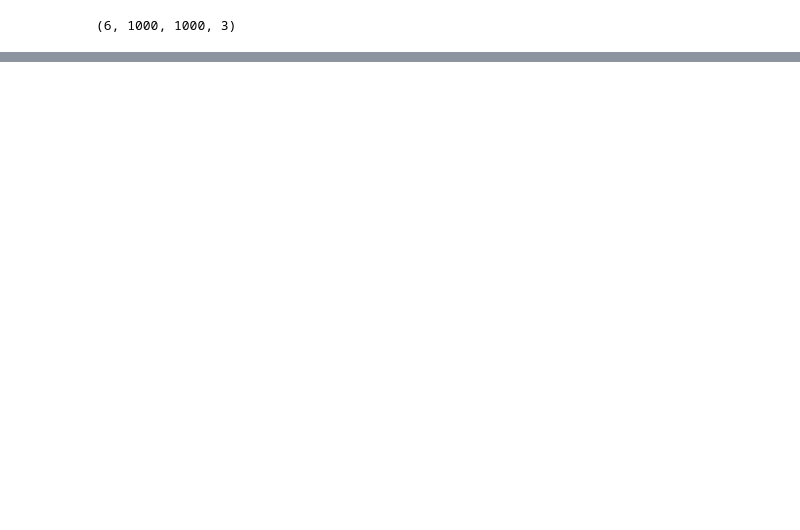
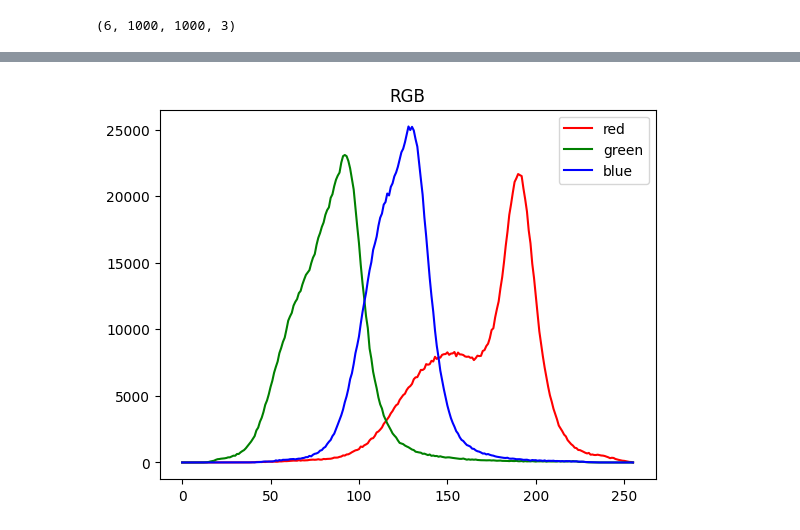
Before and after one commit to vktr274/computer-vision-image-correction-enhancement, a Jupyter notebook: notebook.ipynb, the cells around one changed output, grey strips where cells are left out. Drawn from its saved outputs; the diff is of its cells as text; code cells hidden in the pictures; blank space fills up the shorter version.

```diff
--- a/notebook.ipynb
+++ b/notebook.ipynb
@@ -40,0 +48,9 @@ for arr in [rgb_images, gray_images, ycbcr_images, hsv_images, xyz_images, lab_i
+# %%
+for i, color in enumerate(["red", "green", "blue"]):
+    hist = cv2.calcHist([rgb_images[0]], [i], None, [256], [0, 255])
+    plt.plot(hist, color=color, label=color)
+plt.legend()
+plt.title("RGB")
+plt.show()
+# %% [output]
+[figure, added]
```
Also changed, not shown: parts of 6 cells of this notebook.
